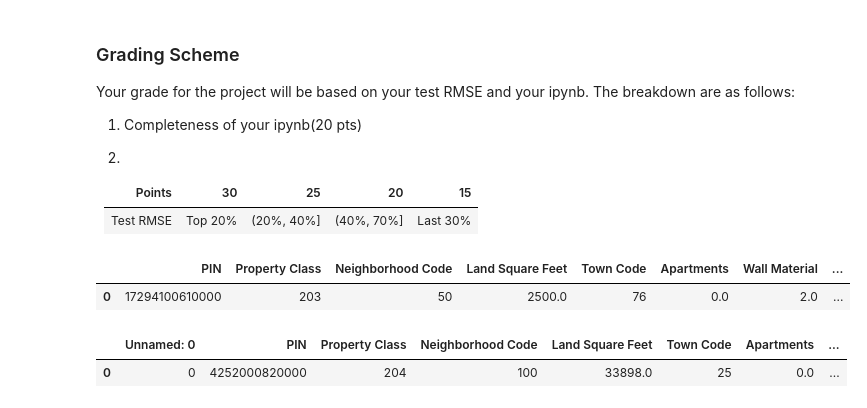
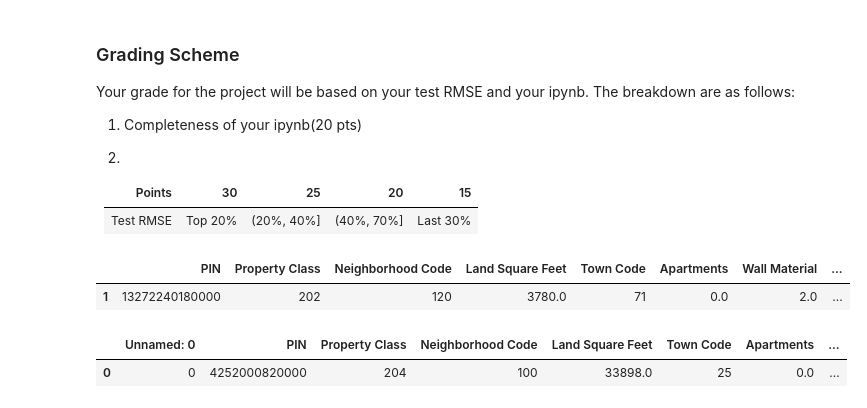
Before and after one commit to yslee1106/Data-Science-Project, a Jupyter notebook: Project/proj.ipynb, the cells around one changed output. Drawn from its saved outputs; the diff is of its cells as text; code cells hidden in the pictures.

```diff
--- a/Project/proj.ipynb
+++ b/Project/proj.ipynb
@@ -1067,16 +1067,19 @@ Test RMSE | Top 20% | (20%, 40%] | (40%, 70%] | Last 30%
 # %%
 ## INIT CELL
 
 training_val_data = pd.read_csv("cook_county_train.csv", index_col='Unnamed: 0')
 
 test_data = pd.read_csv("cook_county_test.csv")
 
+training_val_data = remove_outliers(training_val_data, 'Sale Price', lower=500)
+training_val_data = log_transform(training_val_data, 'Sale Price')
+
 pd.set_option('display.max_columns', None)
 display(training_val_data.head(1))
 display(test_data.head(1))
 # %% [output]
 |  | PIN | Property Class | Neighborhood Code | Land Square Feet | Town Code | Apartments | Wall Material | ... |
-| 0 | 17294100610000 | 203 | 50 | 2500.0 | 76 | 0.0 | 2.0 | ... |
+| 1 | 13272240180000 | 202 | 120 | 3780.0 | 71 | 0.0 | 2.0 | ... |
 |  | Unnamed: 0 | PIN | Property Class | Neighborhood Code | Land Square Feet | Town Code | Apartments | ... |
 | 0 | 0 | 4252000820000 | 204 | 100 | 33898.0 | 25 | 0.0 | ... |
 # %%
```
Also changed, not shown: parts of 8 cells of this notebook, 1 other file.
